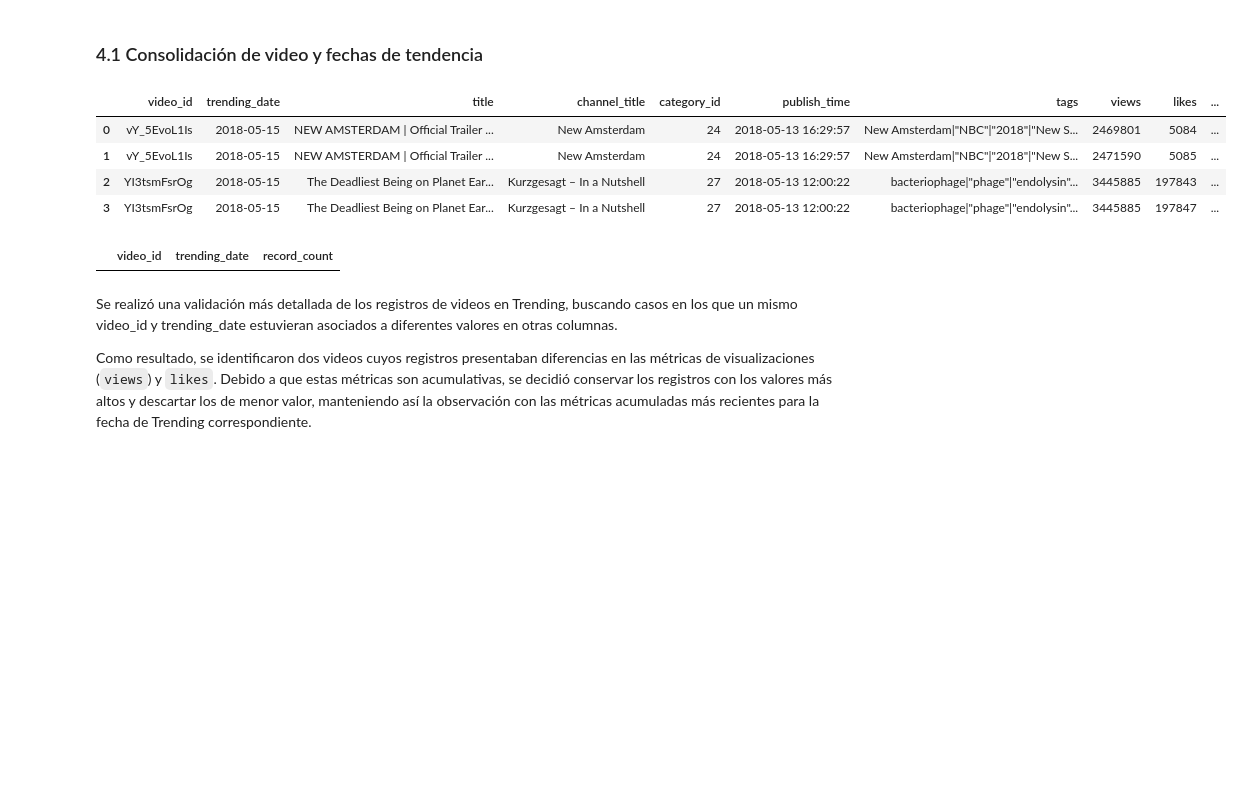
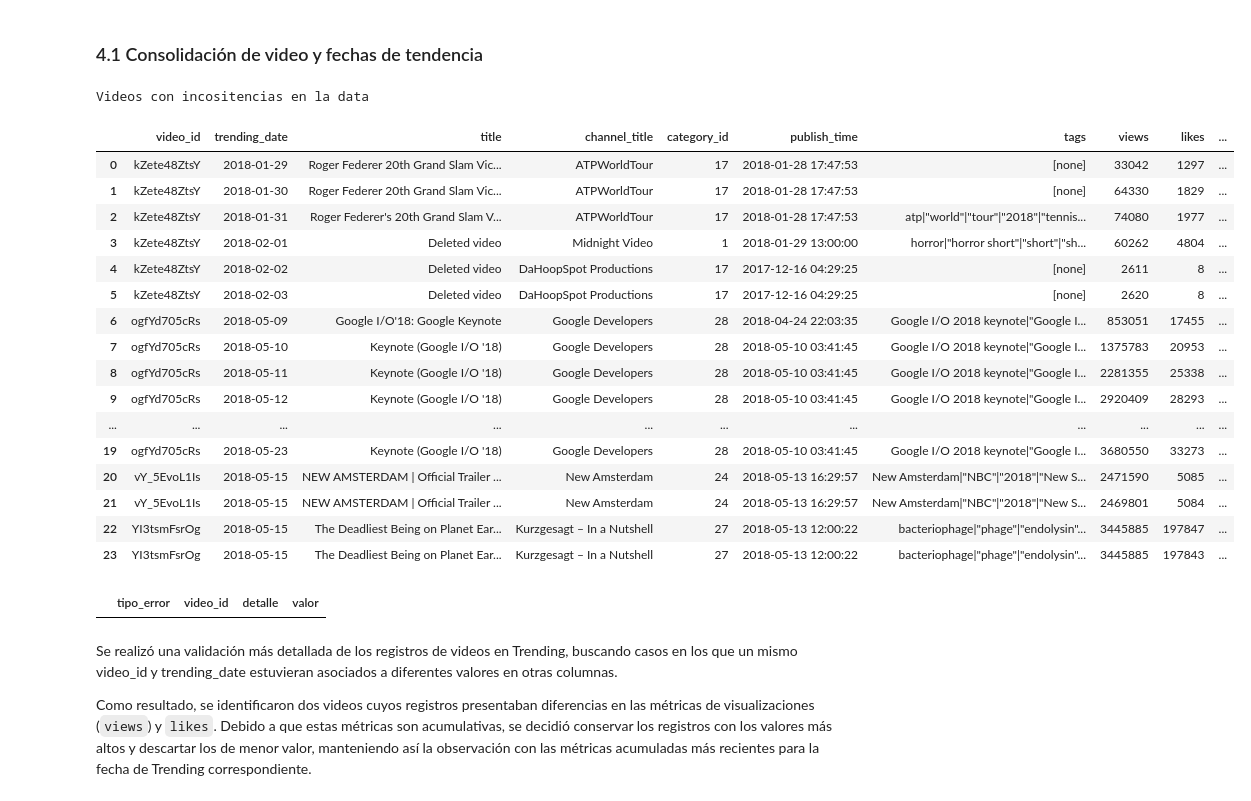
Before and after one commit to jsvanegasr1582/test_pragma, a Jupyter notebook: notebooks/youtube_trend_analize.ipynb, the cells around one changed output. Drawn from its saved outputs; the diff is of its cells as text; code cells hidden in the pictures; blank space fills up the shorter version.

```diff
--- a/notebooks/youtube_trend_analize.ipynb
+++ b/notebooks/youtube_trend_analize.ipynb
@@ -150,20 +148,35 @@ Ahora con la data lim
 # %%
 path_duplicate_video_dates = './queries/01_identify_duplicate_video_dates.sql'
 duplicate_video_dates = read_from_postgres(ROOT_DIR / path_duplicate_video_dates)
+print("Videos con incositencias en la data")
 display(duplicate_video_dates)
 path_us_video_daily = './queries/02_consolidate_video_date_records.sql'
 us_videos_daily = read_from_postgres(ROOT_DIR / path_us_video_daily)
-#write_to_postgres("us_videos_daily", us_videos_daily)
+execute_query("TRUNCATE test.us_videos_daily;")
+write_to_postgres("us_videos_daily", us_videos_daily)
 path_video_date_granularity = './queries/03_validate_video_date_granularity.sql'
 video_date_granularity = read_from_postgres(ROOT_DIR / path_video_date_granularity)
 display(video_date_granularity)
 # %% [output]
+Videos con incositencias en la data
 |  | video_id | trending_date | title | channel_title | category_id | publish_time | tags | views | likes | ... |
-| 0 | vY_5EvoL1Is | 2018-05-15 | NEW AMSTERDAM | Official Trailer ... | New Amsterdam | 24 | 2018-05-13 16:29:57 | New Amsterdam|"NBC"|"2018"|"New S... | 2469801 | 5084 | ... |
-| 1 | vY_5EvoL1Is | 2018-05-15 | NEW AMSTERDAM | Official Trailer ... | New Amsterdam | 24 | 2018-05-13 16:29:57 | New Amsterdam|"NBC"|"2018"|"New S... | 2471590 | 5085 | ... |
-| 2 | YI3tsmFsrOg | 2018-05-15 | The Deadliest Being on Planet Ear... | Kurzgesagt – In a Nutshell | 27 | 2018-05-13 12:00:22 | bacteriophage|"phage"|"endolysin"... | 3445885 | 197843 | ... |
-| 3 | YI3tsmFsrOg | 2018-05-15 | The Deadliest Being on Planet Ear... | Kurzgesagt – In a Nutshell | 27 | 2018-05-13 12:00:22 | bacteriophage|"phage"|"endolysin"... | 3445885 | 197847 | ... |
+| 0 | kZete48ZtsY | 2018-01-29 | Roger Federer 20th Grand Slam Vic... | ATPWorldTour | 17 | 2018-01-28 17:47:53 | [none] | 33042 | 1297 | ... |
+| 1 | kZete48ZtsY | 2018-01-30 | Roger Federer 20th Grand Slam Vic... | ATPWorldTour | 17 | 2018-01-28 17:47:53 | [none] | 64330 | 1829 | ... |
+| 2 | kZete48ZtsY | 2018-01-31 | Roger Federer's 20th Grand Slam V... | ATPWorldTour | 17 | 2018-01-28 17:47:53 | atp|"world"|"tour"|"2018"|"tennis... | 74080 | 1977 | ... |
+| 3 | kZete48ZtsY | 2018-02-01 | Deleted video | Midnight Video | 1 | 2018-01-29 13:00:00 | horror|"horror short"|"short"|"sh... | 60262 | 4804 | ... |
+| 4 | kZete48ZtsY | 2018-02-02 | Deleted video | DaHoopSpot Productions | 17 | 2017-12-16 04:29:25 | [none] | 2611 | 8 | ... |
+| 5 | kZete48ZtsY | 2018-02-03 | Deleted video | DaHoopSpot Productions | 17 | 2017-12-16 04:29:25 | [none] | 2620 | 8 | ... |
+| 6 | ogfYd705cRs | 2018-05-09 | Google I/O'18: Google Keynote | Google Developers | 28 | 2018-04-24 22:03:35 | Google I/O 2018 keynote|"Google I... | 853051 | 17455 | ... |
+| 7 | ogfYd705cRs | 2018-05-10 | Keynote (Google I/O '18) | Google Developers | 28 | 2018-05-10 03:41:45 | Google I/O 2018 keynote|"Google I... | 1375783 | 20953 | ... |
+| 8 | ogfYd705cRs | 2018-05-11 | Keynote (Google I/O '18) | Google Developers | 28 | 2018-05-10 03:41:45 | Google I/O 2018 keynote|"Google I... | 2281355 | 25338 | ... |
+| 9 | ogfYd705cRs | 2018-05-12 | Keynote (Google I/O '18) | Google Developers | 28 | 2018-05-10 03:41:45 | Google I/O 2018 keynote|"Google I... | 2920409 | 28293 | ... |
+| ... | ... | ... | ... | ... | ... | ... | ... | ... | ... | ... |
+| 19 | ogfYd705cRs | 2018-05-23 | Keynote (Google I/O '18) | Google Developers | 28 | 2018-05-10 03:41:45 | Google I/O 2018 keynote|"Google I... | 3680550 | 33273 | ... |
+| 20 | vY_5EvoL1Is | 2018-05-15 | NEW AMSTERDAM | Official Trailer ... | New Amsterdam | 24 | 2018-05-13 16:29:57 | New Amsterdam|"NBC"|"2018"|"New S... | 2471590 | 5085 | ... |
+| 21 | vY_5EvoL1Is | 2018-05-15 | NEW AMSTERDAM | Official Trailer ... | New Amsterdam | 24 | 2018-05-13 16:29:57 | New Amsterdam|"NBC"|"2018"|"New S... | 2469801 | 5084 | ... |
+| 22 | YI3tsmFsrOg | 2018-05-15 | The Deadliest Being on Planet Ear... | Kurzgesagt – In a Nutshell | 27 | 2018-05-13 12:00:22 | bacteriophage|"phage"|"endolysin"... | 3445885 | 197847 | ... |
+| 23 | YI3tsmFsrOg | 2018-05-15 | The Deadliest Being on Planet Ear... | Kurzgesagt – In a Nutshell | 27 | 2018-05-13 12:00:22 | bacteriophage|"phage"|"endolysin"... | 3445885 | 197843 | ... |
-|  | video_id | trending_date | record_count |
+|  | tipo_error | video_id | detalle | valor |
 # %% [markdown]
 Se realizó una validación más detallada de los registros de videos en Trending, buscando casos en los que un mismo video_id y trending_date estuvieran asociados a diferentes valores en otras columnas.
 
```
Also changed, not shown: parts of 32 cells of this notebook, 20 other files.
